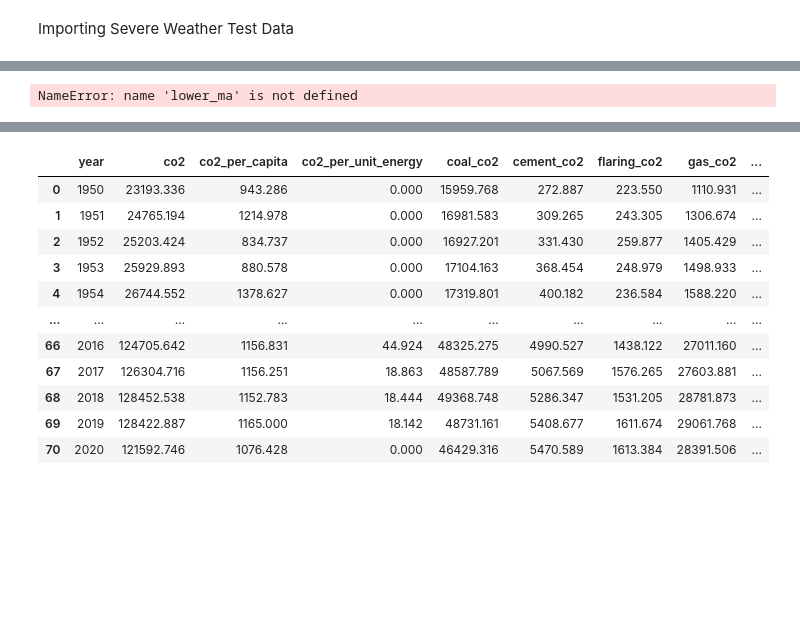
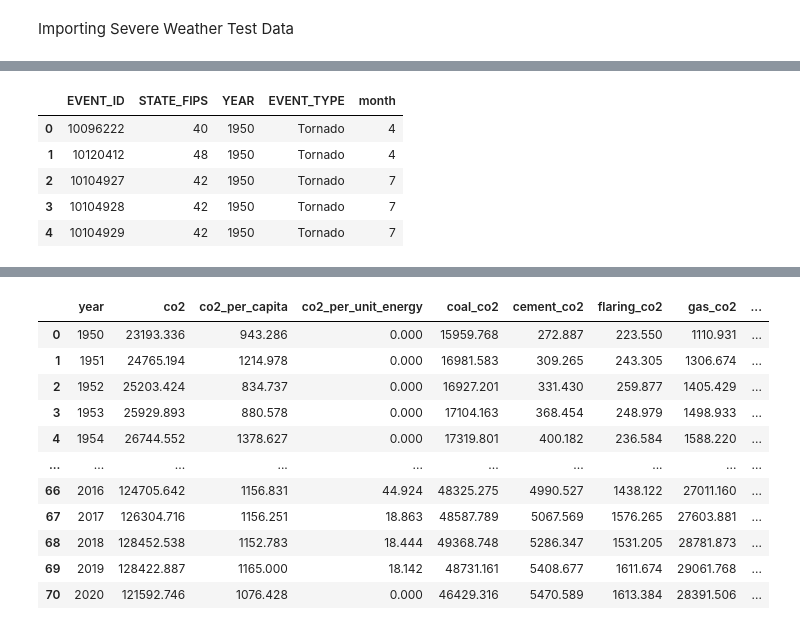
Before and after one commit to sweazysm/Final_Project, a Jupyter notebook: MachineLearning_FinalProject_REEEEEEEE.ipynb, the cells around one changed output, grey strips where cells are left out. Cells and saved outputs as stored; diff of their text form; code cells hidden in the pictures; blank space fills up the shorter version.

```diff
--- a/MachineLearning_FinalProject_REEEEEEEE.ipynb
+++ b/MachineLearning_FinalProject_REEEEEEEE.ipynb
@@ -46,7 +47,12 @@ df['MONTH'] = df['MONTH'].str.lower().map(lambda m: lower_ma.index(m)).astype('I
 # %%
-weather_df['MONTH_NAME'] = weather_df['MONTH_NAME'].str.lower().map(lambda m: lower_ma.index(m)).astype('Int8')
+weather_df.head()
 # %% [output]
-NameError: name 'lower_ma' is not defined
+|  | EVENT_ID | STATE_FIPS | YEAR | EVENT_TYPE | month |
+| 0 | 10096222 | 40 | 1950 | Tornado | 4 |
+| 1 | 10120412 | 48 | 1950 | Tornado | 4 |
+| 2 | 10104927 | 42 | 1950 | Tornado | 7 |
+| 3 | 10104928 | 42 | 1950 | Tornado | 7 |
+| 4 | 10104929 | 42 | 1950 | Tornado | 7 |
 # %%
 weather_df = weather_df.drop(weather_df[weather_df.YEAR > 2000].index)
 # %%
```
Also changed, not shown: parts of 26 cells of this notebook.
